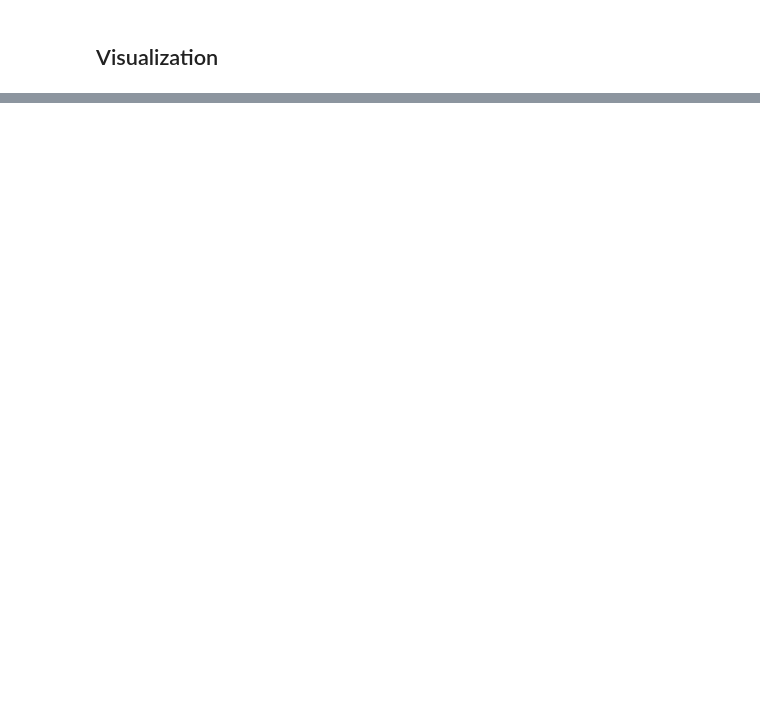
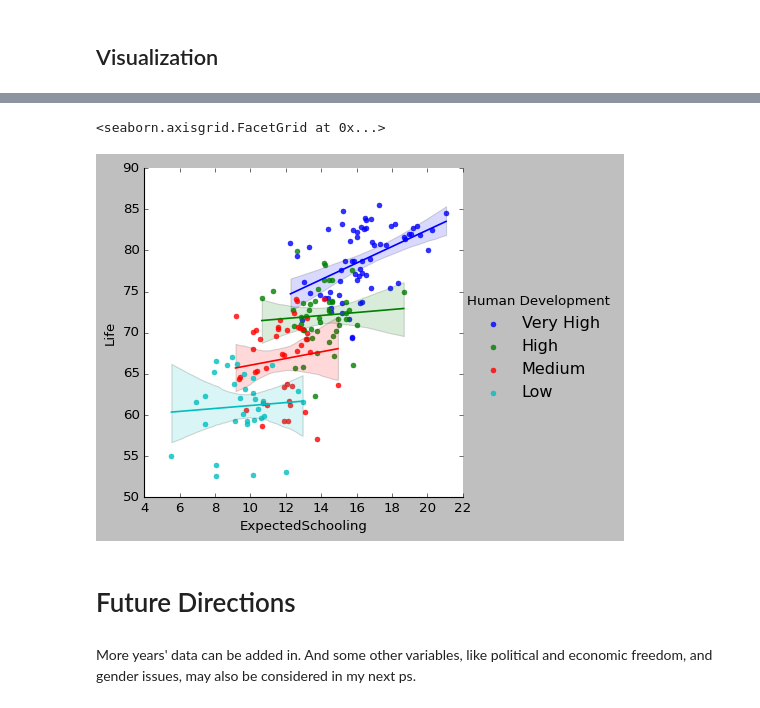
Before and after one commit to XiaoLiang28/Datamanagement, a Jupyter notebook: ps5.ipynb, the cells around one changed output, grey strips where cells are left out. Drawn from its saved outputs; the diff is of its cells as text; code cells hidden in the pictures; blank space fills up the shorter version.

```diff
--- a/ps5.ipynb
+++ b/ps5.ipynb
@@ -241,0 +344,9 @@ for var in independent:
+# %%
+sns.lmplot(data=hdi,x='ExpectedSchooling',y='Life',hue='Human Development')
+# %% [output]
+<seaborn.axisgrid.FacetGrid at 0x...>
+[figure, added]
+# %% [markdown]
+# Future Directions
+# %% [markdown]
+More years' data can be added in. And some other variables, like political and economic freedom, and gender issues, may also be considered in my next ps.
```
Also changed, not shown: parts of 23 cells of this notebook.
